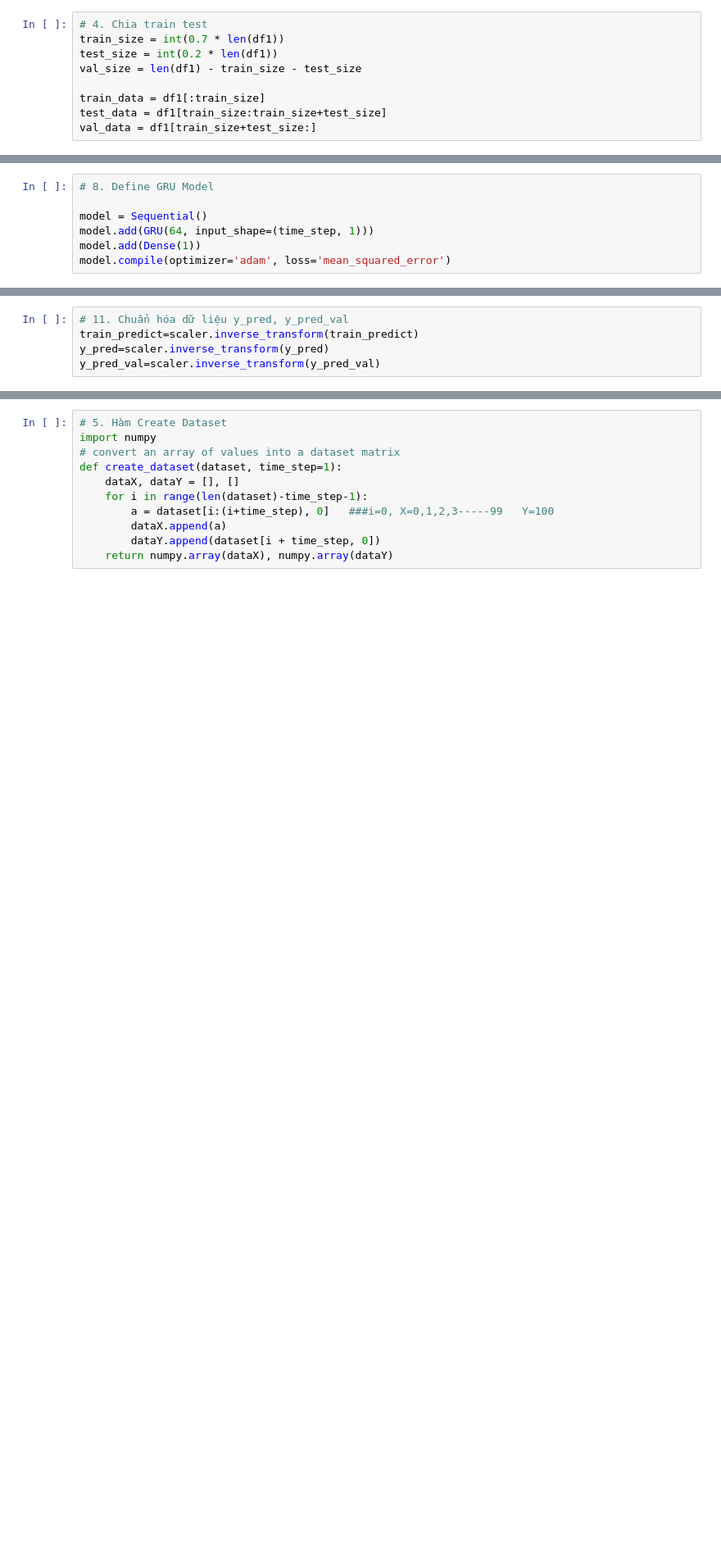
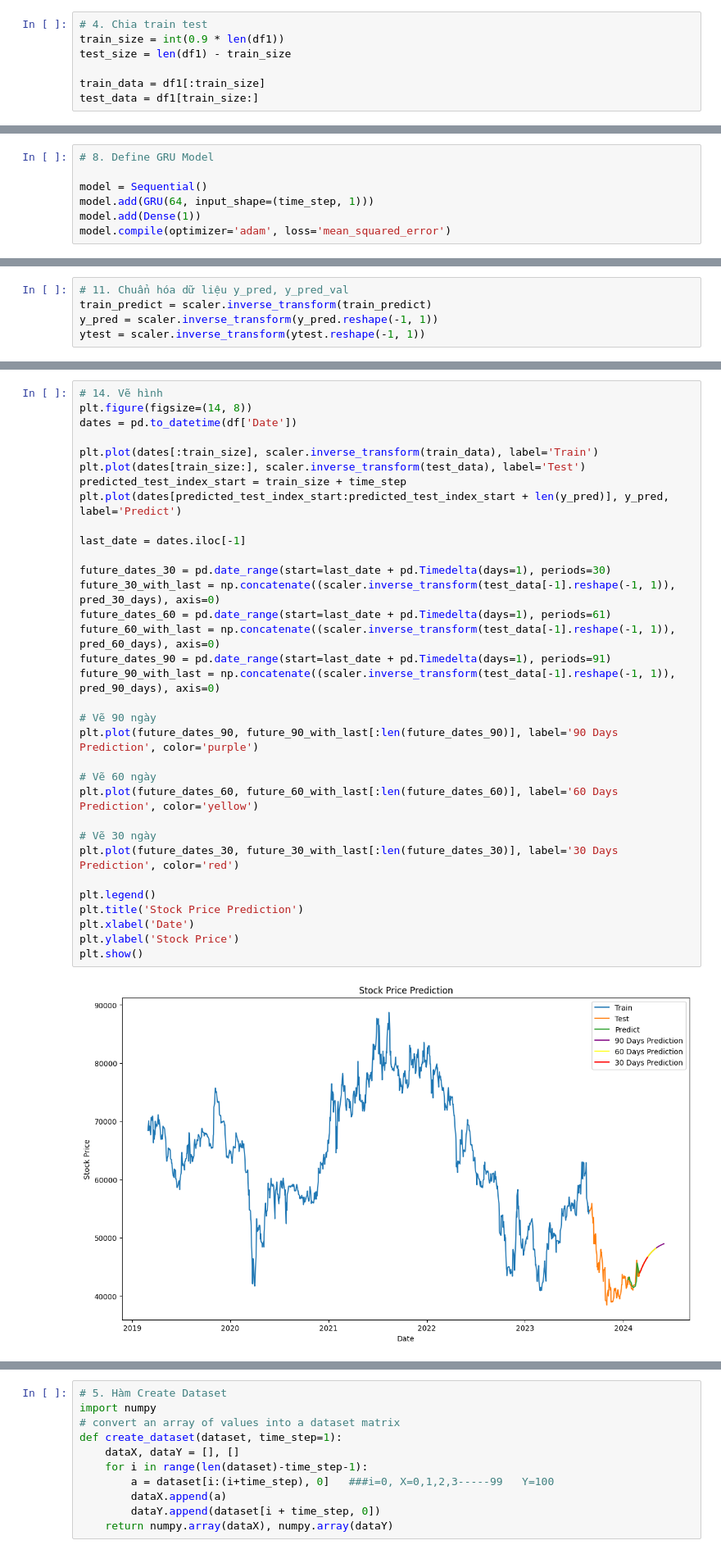
Before and after one commit to chanhlm/IS403_O22_HTCL_5, a Jupyter notebook: Models/GRU.ipynb, the cells around one changed output, grey strips where cells are left out. Shown at 82% size. Drawn from its saved outputs; the diff is of its cells as text; blank space fills up the shorter version.

```diff
--- a/Models/GRU.ipynb
+++ b/Models/GRU.ipynb
@@ -40,12 +33,10 @@ df1=scaler.fit_transform(np.array(df1).reshape(-1,1))
 # %%
 # 4. Chia train test
-train_size = int(0.7 * len(df1))
-test_size = int(0.2 * len(df1))
-val_size = len(df1) - train_size - test_size
+train_size = int(0.9 * len(df1))
+test_size = len(df1) - train_size
 
 train_data = df1[:train_size]
-test_data = df1[train_size:train_size+test_size]
-val_data = df1[train_size+test_size:]
+test_data = df1[train_size:]
 # %%
 # 5. Hàm Create Dataset
 import numpy
@@ -110,7 +97,7 @@ y_pred_val=model.predict(X_val)
 # %%
 # 11. Chuẩn hóa dữ liệu y_pred, y_pred_val
-train_predict=scaler.inverse_transform(train_predict)
-y_pred=scaler.inverse_transform(y_pred)
-y_pred_val=scaler.inverse_transform(y_pred_val)
+train_predict = scaler.inverse_transform(train_predict)
+y_pred = scaler.inverse_transform(y_pred.reshape(-1, 1))
+ytest = scaler.inverse_transform(ytest.reshape(-1, 1))
 # %%
 # 12. Đánh giá độ chính xác thuật toán bằng RMSE
@@ -168 +150,36 @@ plt.show()
+# %%
+# 14. Vẽ hình
+plt.figure(figsize=(14, 8))
+dates = pd.to_datetime(df['Date'])
+
+plt.plot(dates[:train_size], scaler.inverse_transform(train_data), label='Train')
+plt.plot(dates[train_size:], scaler.inverse_transform(test_data), label='Test')
+predicted_test_index_start = train_size + time_step
+plt.plot(dates[predicted_test_index_start:predicted_test_index_start + len(y_pred)], y_pred, label='Predict')
+
+last_date = dates.iloc[-1]
+
+future_dates_30 = pd.date_range(start=last_date + pd.Timedelta(days=1), periods=30)
+future_30_with_last = np.concatenate((scaler.inverse_transform(test_data[-1].reshape(-1, 1)), pred_30_days), axis=0)
+future_dates_60 = pd.date_range(start=last_date + pd.Timedelta(days=1), periods=61)
+future_60_with_last = np.concatenate((scaler.inverse_transform(test_data[-1].reshape(-1, 1)), pred_60_days), axis=0)
+future_dates_90 = pd.date_range(start=last_date + pd.Timedelta(days=1), periods=91)
+future_90_with_last = np.concatenate((scaler.inverse_transform(test_data[-1].reshape(-1, 1)), pred_90_days), axis=0)
+
+# Vẽ 90 ngày
+plt.plot(future_dates_90, future_90_with_last[:len(future_dates_90)], label='90 Days Prediction', color='purple')
+
+# Vẽ 60 ngày
+plt.plot(future_dates_60, future_60_with_last[:len(future_dates_60)], label='60 Days Prediction', color='yellow')
+
+# Vẽ 30 ngày
+plt.plot(future_dates_30, future_30_with_last[:len(future_dates_30)], label='30 Days Prediction', color='red')
+
+plt.legend()
+plt.title('Stock Price Prediction')
+plt.xlabel('Date')
+plt.ylabel('Stock Price')
+plt.show()
+# %% [output]
+[figure, added]
 # %% [markdown]
```
Also changed, not shown: parts of 126 cells of this notebook, 3 other files.
